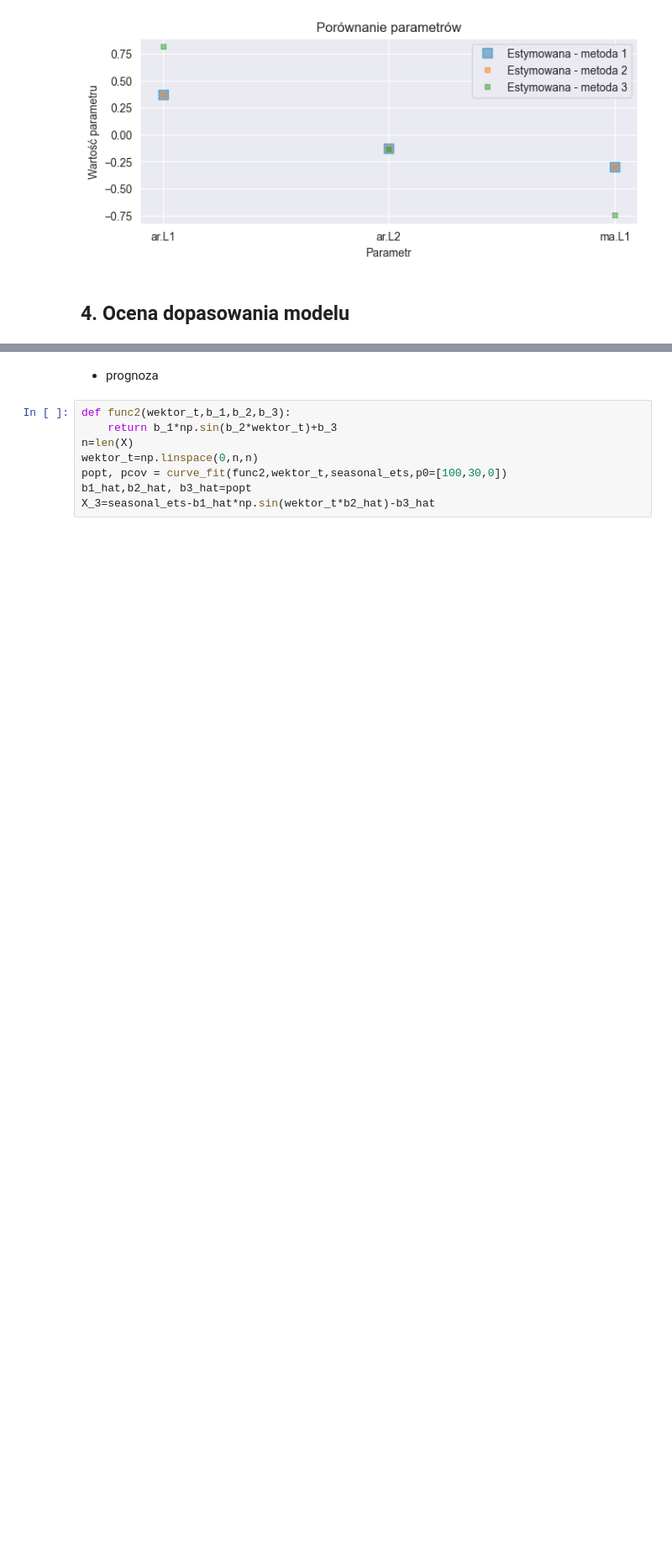
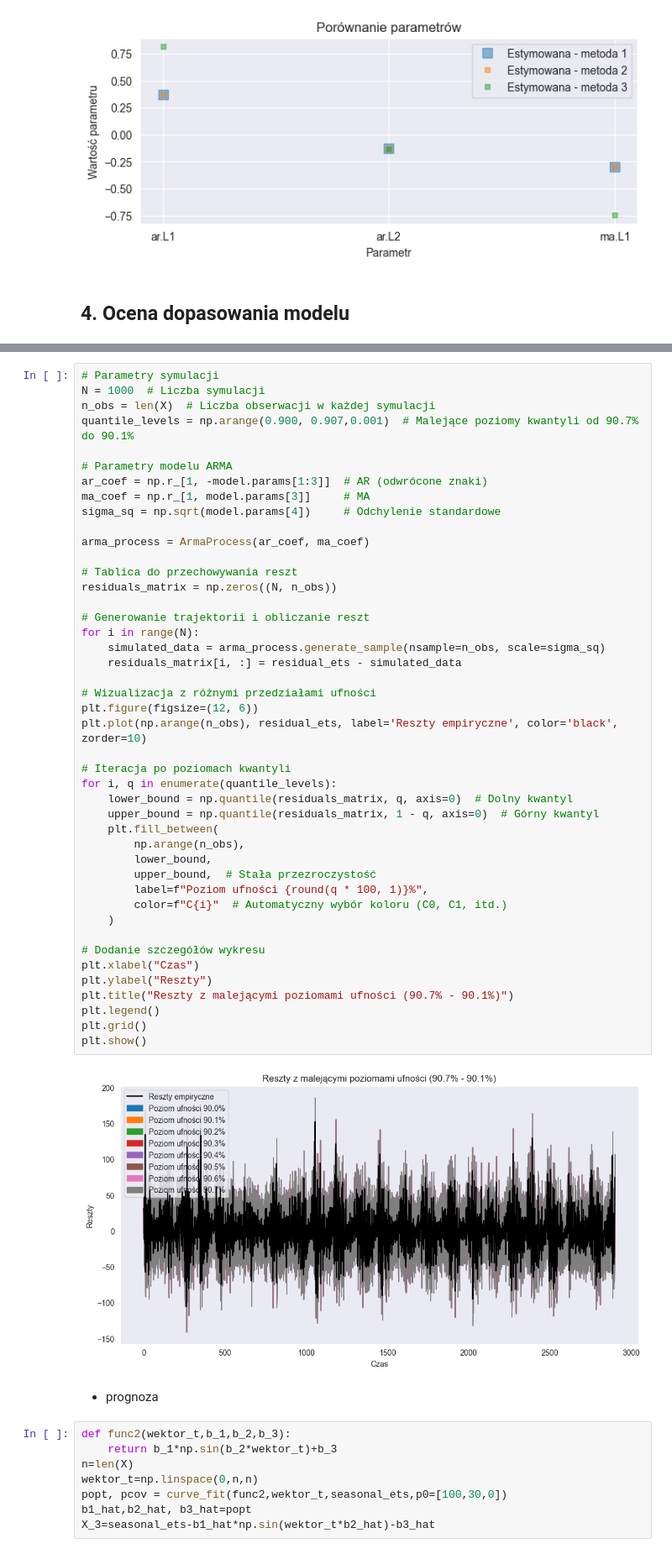
Before and after one commit to werojskz/kaszcz_sprawko, a Jupyter notebook: sprawko.ipynb, the cells around one changed output, grey strips where cells are left out. Shown at 84% size. Drawn from its saved outputs; the diff is of its cells as text; blank space fills up the shorter version.

Commit message:
acf, pcf, linie kwantylowe

```diff
--- a/sprawko.ipynb
+++ b/sprawko.ipynb
@@ -326,3 +400,49 @@ plt.show()
+# %%
+# Parametry symulacji
+N = 1000  # Liczba symulacji
+n_obs = len(X)  # Liczba obserwacji w każdej symulacji
+quantile_levels = np.arange(0.900, 0.907,0.001)  # Malejące poziomy kwantyli od 90.7% do 90.1%
+
+# Parametry modelu ARMA
+ar_coef = np.r_[1, -model.params[1:3]]  # AR (odwrócone znaki)
+ma_coef = np.r_[1, model.params[3]]     # MA
+sigma_sq = np.sqrt(model.params[4])     # Odchylenie standardowe
+
+arma_process = ArmaProcess(ar_coef, ma_coef)
+
+# Tablica do przechowywania reszt
+residuals_matrix = np.zeros((N, n_obs))
+
+# Generowanie trajektorii i obliczanie reszt
+for i in range(N):
+    simulated_data = arma_process.generate_sample(nsample=n_obs, scale=sigma_sq)
+    residuals_matrix[i, :] = residual_ets - simulated_data
+
+# Wizualizacja z różnymi przedziałami ufności
+plt.figure(figsize=(12, 6))
+plt.plot(np.arange(n_obs), residual_ets, label='Reszty empiryczne', color='black', zorder=10)
+
+# Iteracja po poziomach kwantyli
+for i, q in enumerate(quantile_levels):
+    lower_bound = np.quantile(residuals_matrix, q, axis=0)  # Dolny kwantyl
+    upper_bound = np.quantile(residuals_matrix, 1 - q, axis=0)  # Górny kwantyl
+    plt.fill_between(
+        np.arange(n_obs),
+        lower_bound,
+        upper_bound,  # Stała przezroczystość
+        label=f"Poziom ufności {round(q * 100, 1)}%",
+        color=f"C{i}"  # Automatyczny wybór koloru (C0, C1, itd.)
+    )
+
+# Dodanie szczegółów wykresu
+plt.xlabel("Czas")
+plt.ylabel("Reszty")
+plt.title("Reszty z malejącymi poziomami ufności (90.7% - 90.1%)")
+plt.legend()
+plt.grid()
+plt.show()
+# %% [output]
+[figure, added]
 # %% [markdown]
 * prognoza
 # %%
```
Also changed, not shown: parts of 9 cells of this notebook, 1 other file.
